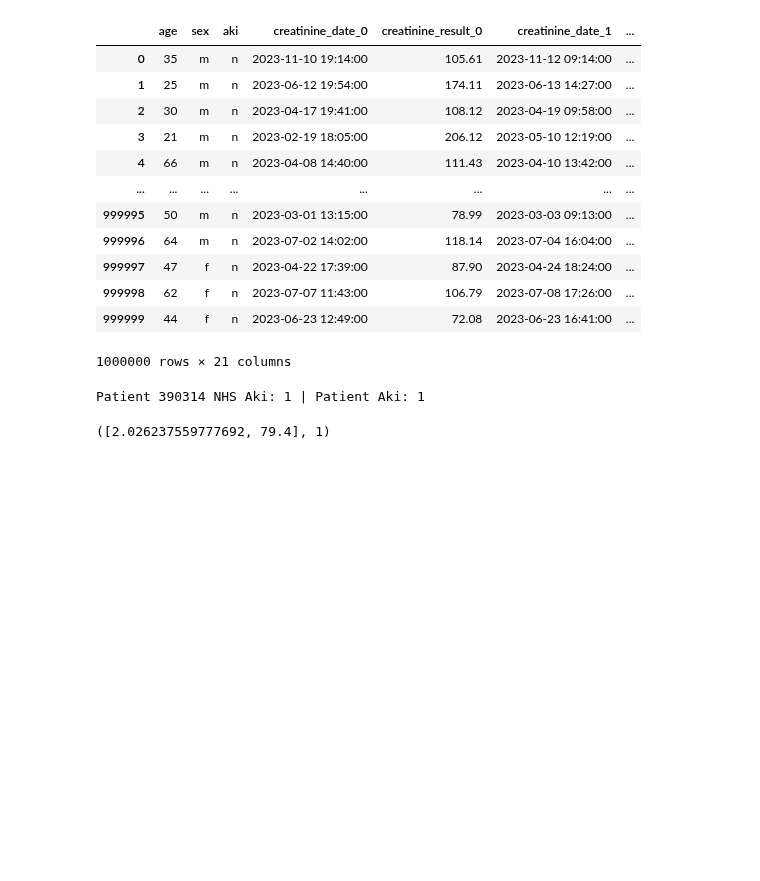
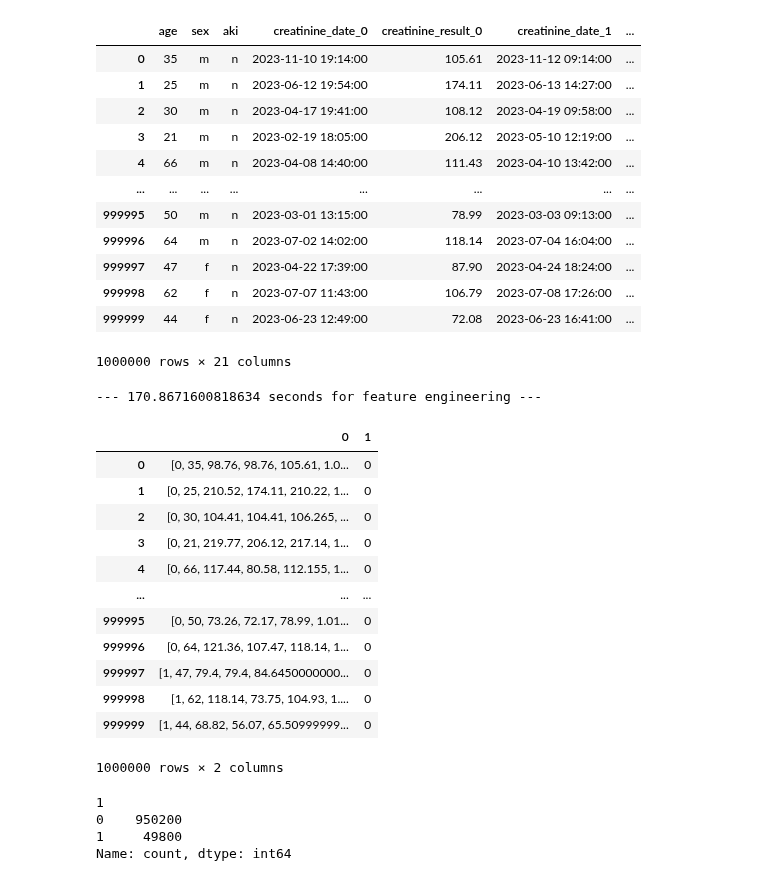
Before and after one commit to belfioreasia/aki-predictor, a Jupyter notebook: aki_predictor.ipynb, the cells around one changed output. Drawn from its saved outputs; the diff is of its cells as text; code cells hidden in the pictures; blank space fills up the shorter version.

Commit message:
Tested bulk record processing

```diff
--- a/aki_predictor.ipynb
+++ b/aki_predictor.ipynb
@@ -249,20 +249,44 @@ train_data
 # %%
 from importlib import reload
 import numpy as np
 import utils
+import time
 reload(utils)
 
 from utils import *
 
 # 5. Compare to NHS algorithm
-patient_index = np.random.randint(0, len(train_data))
-patient_data = train_data.iloc[patient_index]
-(patient, aki) = process_patient_data(patient_data, 'train')
+# patient_index = np.random.randint(0, len(train_data))
+# patient_data = train_data.iloc[patient_index]
+# (patient, aki) = process_patient_data(patient_data, 'train')
 
-nhs_aki = nhs_aki_algo(patient)
-print(f"Patient {patient_index} NHS Aki: {nhs_aki} | Patient Aki: {aki}")
+# nhs_aki = nhs_aki_algo(patient)
+# print(f"Patient {patient_index} NHS Aki: {nhs_aki} | Patient Aki: {aki}")
 
-(patient[5:], aki)
+# (patient[5:], aki)
+
+formatted_train_data = train_data.apply(lambda patient_record: process_patient_data(patient_record, 'train'), axis=1)
+patients = pd.DataFrame(formatted_train_data)
+formatted_train_data
 # %% [output]
-Patient 390314 NHS Aki: 1 | Patient Aki: 1
+--- 170.8671600818634 seconds for feature engineering ---
+|  | 0 | 1 |
+| 0 | [0, 35, 98.76, 98.76, 105.61, 1.0... | 0 |
+| 1 | [0, 25, 210.52, 174.11, 210.22, 1... | 0 |
+| 2 | [0, 30, 104.41, 104.41, 106.265, ... | 0 |
+| 3 | [0, 21, 219.77, 206.12, 217.14, 1... | 0 |
+| 4 | [0, 66, 117.44, 80.58, 112.155, 1... | 0 |
+| ... | ... | ... |
+| 999995 | [0, 50, 73.26, 72.17, 78.99, 1.01... | 0 |
+| 999996 | [0, 64, 121.36, 107.47, 118.14, 1... | 0 |
+| 999997 | [1, 47, 79.4, 79.4, 84.6450000000... | 0 |
+| 999998 | [1, 62, 118.14, 73.75, 104.93, 1.... | 0 |
+| 999999 | [1, 44, 68.82, 56.07, 65.50999999... | 0 |
-([2.026237559777692, 79.4], 1)
+1000000 rows × 2 columns
+# %%
+patients[1].value_counts()
+# %% [output]
+1
+0    950200
+1     49800
+Name: count, dtype: int64
```
Also changed, not shown: 2 other files.
